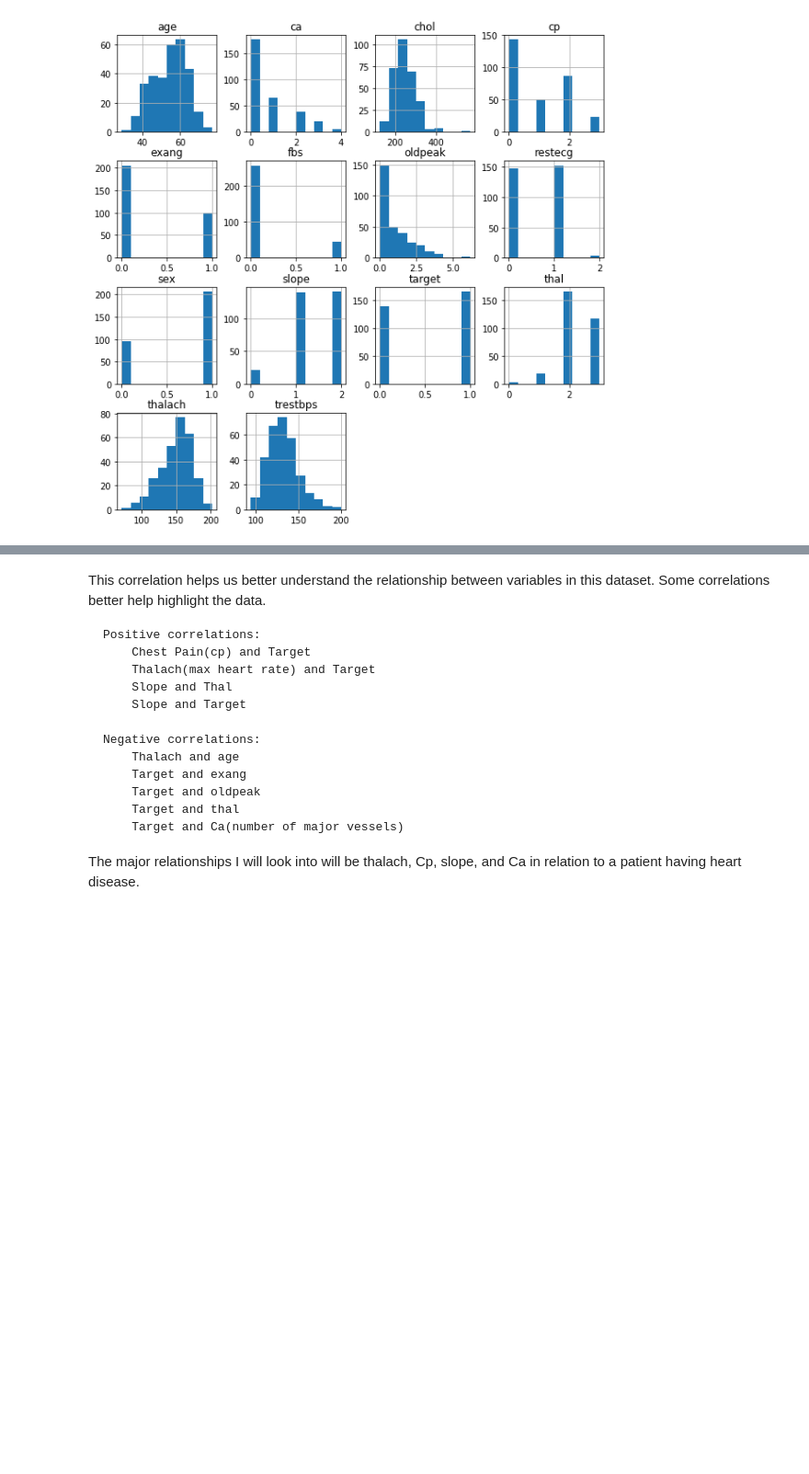
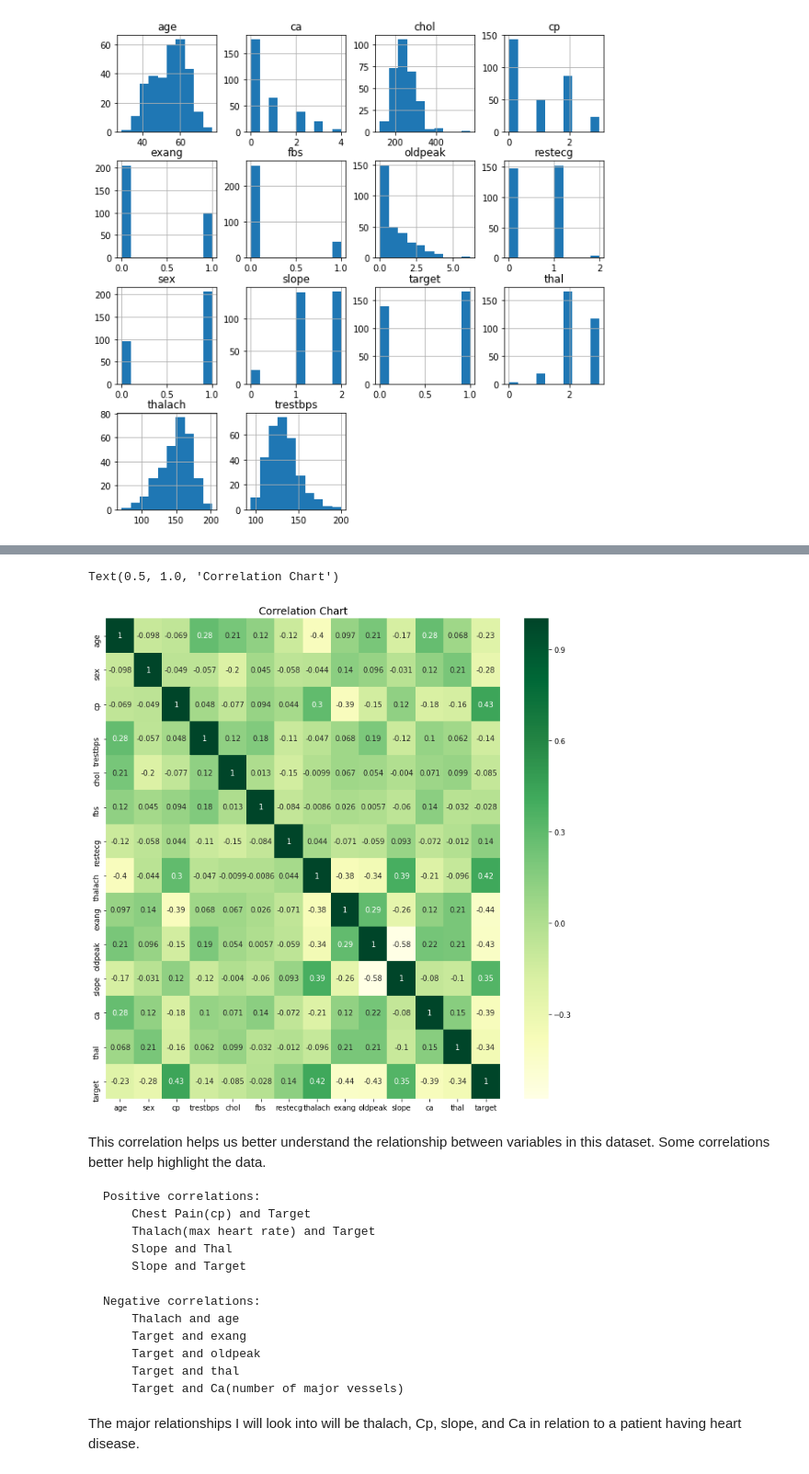
Before and after one commit to Tgordon523/HeartDisease-Analysis, a Jupyter notebook: TG_Health_Data_UCI.ipynb, the cells around one changed output, grey strips where cells are left out. Shown at 92% size. Saved outputs shown, nothing was run; the diff lists cells and outputs as text; code cells hidden in the pictures; blank space fills up the shorter version.

Commit message:
Correlation chart improved

```diff
--- a/TG_Health_Data_UCI.ipynb
+++ b/TG_Health_Data_UCI.ipynb
@@ -180,3 +162,11 @@ corr.style.background_gradient(cmap = 'YlGn')
+# %%
+corr = df.corr()
+plt.figure(figsize = (12,12))
+sns.heatmap(corr, annot = True, cmap = 'YlGn')
+plt.title('Correlation Chart', size = 14)
+# %% [output]
+Text(0.5, 1.0, 'Correlation Chart')
+[figure, added]
 # %% [markdown]
 This correlation helps us better understand the relationship between variables in this dataset. Some correlations better help highlight the data.
 
```
Also changed, not shown: parts of 3 cells of this notebook.
